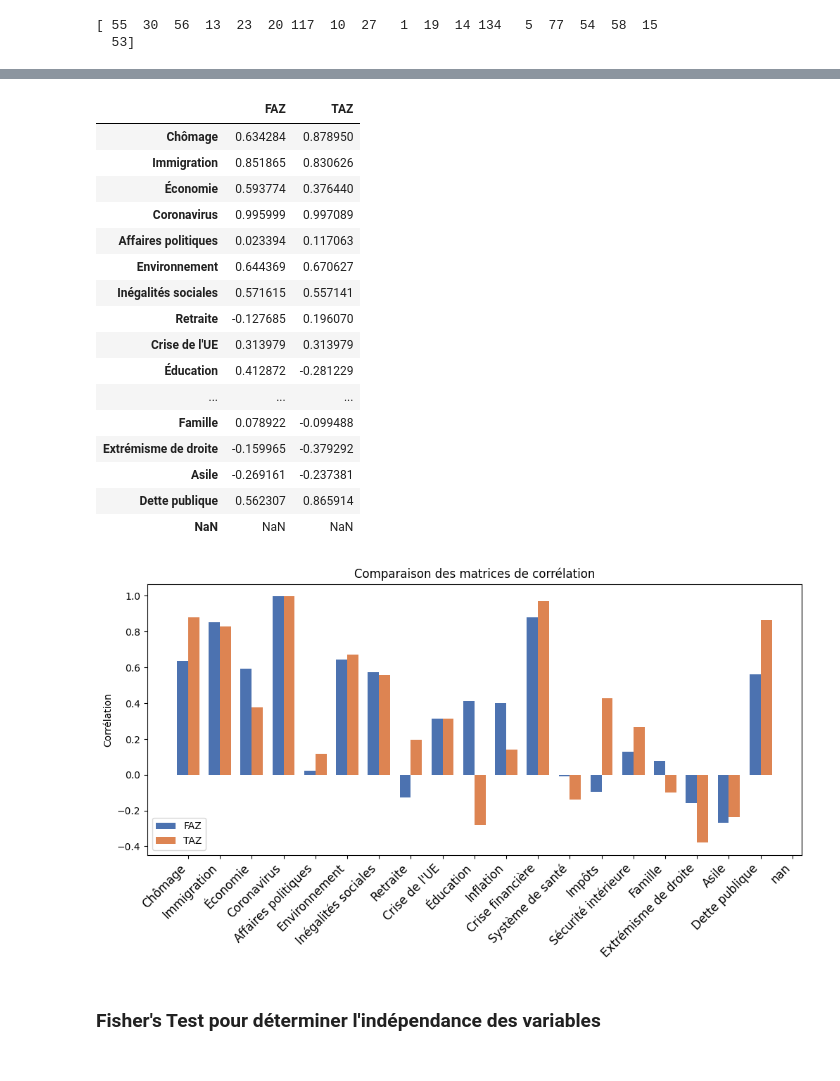
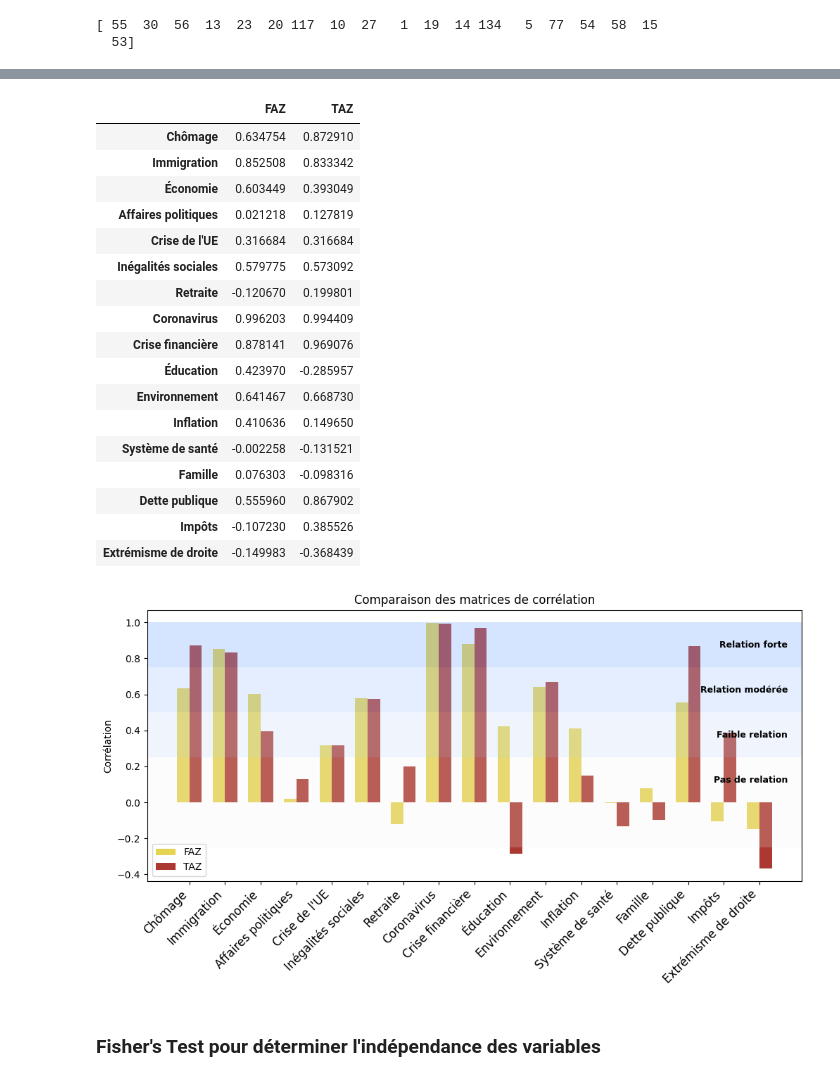
Before and after one commit to atg205/VoteMax, a Jupyter notebook: model_survey.ipynb, the cells around one changed output, grey strips where cells are left out. Cells and saved outputs as stored; diff of their text form; code cells hidden in the pictures.

```diff
--- a/model_survey.ipynb
+++ b/model_survey.ipynb
@@ -7,4 +10,4 @@ import numpy as np
 # %%
-df = pd.read_stata('data/Politbarometer/dataset_cumul_1977.dta',convert_categoricals=False)
+df = pd.read_stata('data/Politbarometer/dataset_cumul_1977_reduced.dta',convert_categoricals=False)
 df
 # %% [output]
@@ -259,51 +210,64 @@ keywords_fr = {
 }
 # %%
 corr_df.index = corr_df.index.map(keywords_fr)
+corr_df = corr_df.dropna()
 corr_df
 # %% [output]
 |  | FAZ | TAZ |
-| Chômage | 0.634284 | 0.878950 |
-| Immigration | 0.851865 | 0.830626 |
-| Économie | 0.593774 | 0.376440 |
-| Coronavirus | 0.995999 | 0.997089 |
-| Affaires politiques | 0.023394 | 0.117063 |
-| Environnement | 0.644369 | 0.670627 |
-| Inégalités sociales | 0.571615 | 0.557141 |
-| Retraite | -0.127685 | 0.196070 |
-| Crise de l'UE | 0.313979 | 0.313979 |
-| Éducation | 0.412872 | -0.281229 |
-| ... | ... | ... |
-| Famille | 0.078922 | -0.099488 |
-| Extrémisme de droite | -0.159965 | -0.379292 |
-| Asile | -0.269161 | -0.237381 |
-| Dette publique | 0.562307 | 0.865914 |
-| NaN | NaN | NaN |
+| Chômage | 0.634754 | 0.872910 |
+| Immigration | 0.852508 | 0.833342 |
+| Économie | 0.603449 | 0.393049 |
+| Affaires politiques | 0.021218 | 0.127819 |
+| Crise de l'UE | 0.316684 | 0.316684 |
+| Inégalités sociales | 0.579775 | 0.573092 |
+| Retraite | -0.120670 | 0.199801 |
+| Coronavirus | 0.996203 | 0.994409 |
+| Crise financière | 0.878141 | 0.969076 |
+| Éducation | 0.423970 | -0.285957 |
+| Environnement | 0.641467 | 0.668730 |
+| Inflation | 0.410636 | 0.149650 |
+| Système de santé | -0.002258 | -0.131521 |
+| Famille | 0.076303 | -0.098316 |
+| Dette publique | 0.555960 | 0.867902 |
+| Impôts | -0.107230 | 0.385526 |
+| Extrémisme de droite | -0.149983 | -0.368439 |
 # %%
 
 
 # Création des indices sous forme de catégories
-indices = np.arange(len(corr_df))  # Positions pour les barres
-width = 0.35  # Largeur des barres
+indices = np.arange(len(corr_df))
+width = 0.35
 
-# Tracé du graphique en barres
+# actual data
 fig, ax = plt.subplots(figsize=(12, 5))
+ax.bar(indices - width/2, corr_df["FAZ"], width=width, label="FAZ", color='#E5D352')
+ax.bar(indices + width/2, corr_df["TAZ"], width=width, label="TAZ", color='#AC3931')
 
-ax.bar(indices - width/2, corr_df["FAZ"], width=width, label="FAZ", color='#4C72B0')
-ax.bar(indices + width/2, corr_df["TAZ"], width=width, label="TAZ", color='#DD8452')
+# zones de corrélation
+ax.axhspan(-0.25, 0.25, facecolor='#f0f0f0', alpha=0.2)
+ax.axhspan(0.25, 0.5, facecolor='#d0e1f9', alpha=0.3)
+ax.axhspan(0.5, 0.75, facecolor='#a6c8ff', alpha=0.3)
+ax.axhspan(0.75, 1.0, facecolor='#7aaaff', alpha=0.3)
 
-# Ajustements de l'axe des abscisses
+
+# Ajouter corrélations
+ax.text(len(indices) - 0.2, 0.125, 'Pas de relation', va='center', ha='right', fontsize=9, fontweight='bold')
+ax.text(len(indices) - 0.2, 0.375, 'Faible relation', va='center', ha='right', fontsize=9, fontweight='bold')
+ax.text(len(indices) - 0.2, 0.625, 'Relation modérée', va='center', ha='right', fontsize=9, fontweight='bold')
+ax.text(len(indices) - 0.2, 0.875, 'Relation forte', va='center', ha='right', fontsize=9, fontweight='bold')
+
+
 ax.set_xticks(indices)
 ax.set_xticklabels(corr_df.index, fontsize=12,rotation=45,ha="right")  # Affichage des indices distincts
 
-# Labels et titre
 ax.set_ylabel("Corrélation")
 ax.set_title("Comparaison des matrices de corrélation")
 ax.legend()
 plt.savefig('report/images/article_sondages_corr.pdf',bbox_inches='tight')
 
 plt.show()
 # %% [output]
-[figure, old version]
+[figure, new version]
 # %% [markdown]
 ### Fisher's Test pour déterminer l'indépendance des variables
 # %%
```
Also changed, not shown: parts of 9 cells of this notebook, 13 other files.
